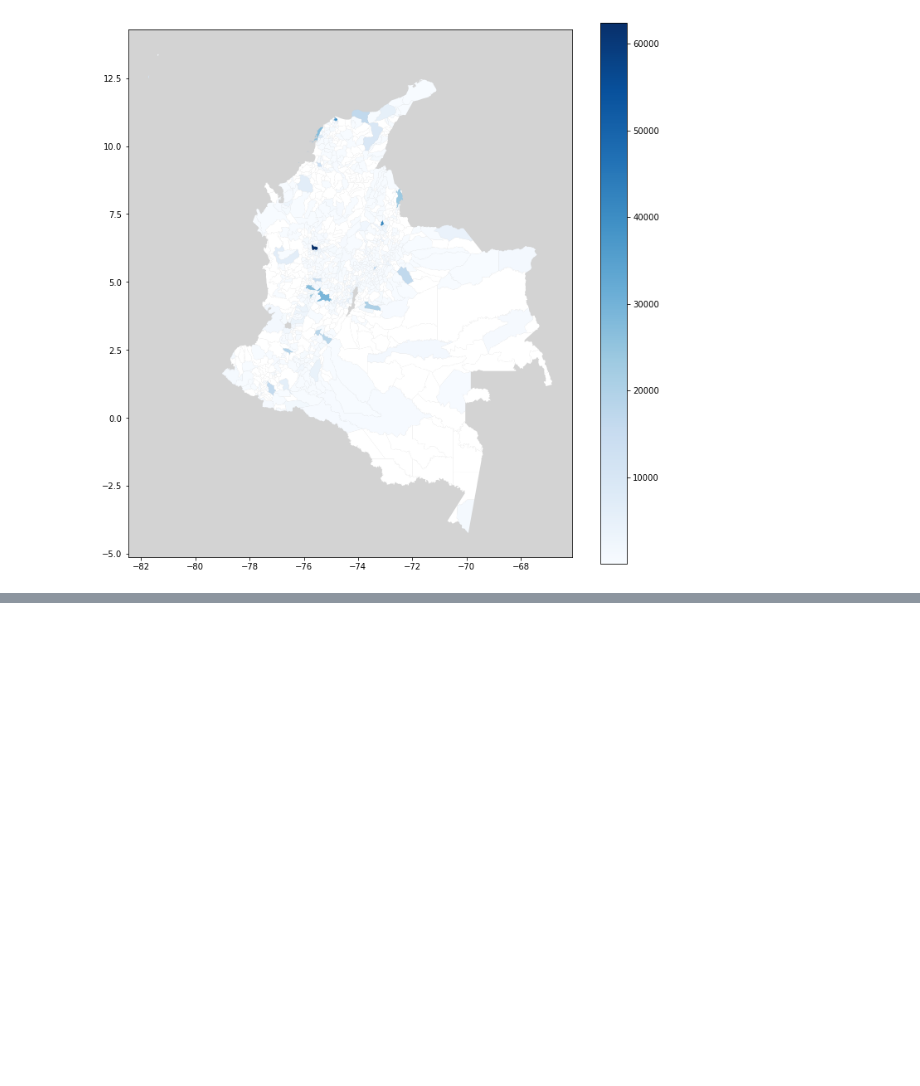
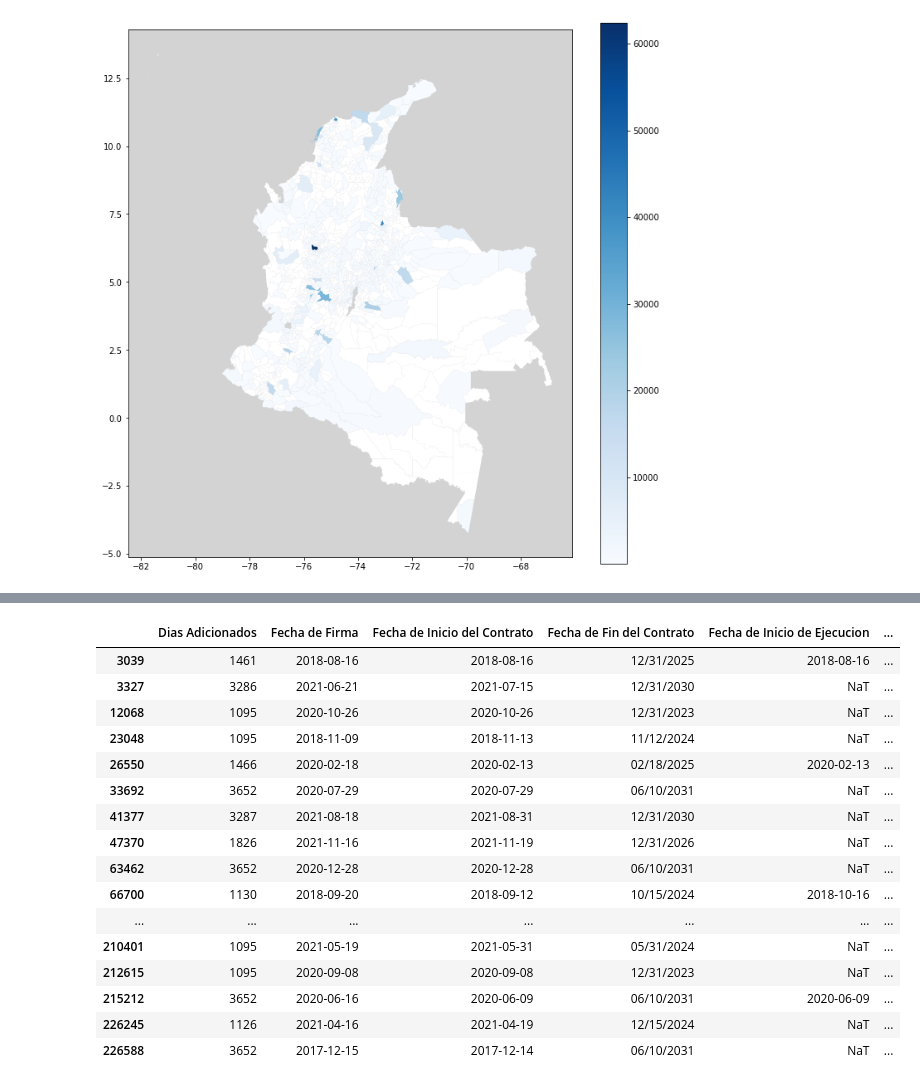
Before and after one commit to lumariaap15/secop-ds4a, a Jupyter notebook: EDA_secop_II.ipynb, the cells around one changed output, grey strips where cells are left out. Saved outputs shown, nothing was run; the diff lists cells and outputs as text; code cells hidden in the pictures; blank space fills up the shorter version.

```diff
--- a/EDA_secop_II.ipynb
+++ b/EDA_secop_II.ipynb
@@ -322,0 +362,22 @@ df_group.sort_values(by='ID Contrato', ascending=False)[:15]
+# %%
+diasadd[diasadd['Dias Adicionados']>=1000][['Dias Adicionados','Fecha de Firma', 'Fecha de Inicio del Contrato',
+       'Fecha de Fin del Contrato', 'Fecha de Inicio de Ejecucion',
+       'Fecha de Fin de Ejecucion']]
+# %% [output]
+|  | Dias Adicionados | Fecha de Firma | Fecha de Inicio del Contrato | Fecha de Fin del Contrato | Fecha de Inicio de Ejecucion | ... |
+| 3039 | 1461 | 2018-08-16 | 2018-08-16 | 12/31/2025 | 2018-08-16 | ... |
+| 3327 | 3286 | 2021-06-21 | 2021-07-15 | 12/31/2030 | NaT | ... |
+| 12068 | 1095 | 2020-10-26 | 2020-10-26 | 12/31/2023 | NaT | ... |
+| 23048 | 1095 | 2018-11-09 | 2018-11-13 | 11/12/2024 | NaT | ... |
+| 26550 | 1466 | 2020-02-18 | 2020-02-13 | 02/18/2025 | 2020-02-13 | ... |
+| 33692 | 3652 | 2020-07-29 | 2020-07-29 | 06/10/2031 | NaT | ... |
+| 41377 | 3287 | 2021-08-18 | 2021-08-31 | 12/31/2030 | NaT | ... |
+| 47370 | 1826 | 2021-11-16 | 2021-11-19 | 12/31/2026 | NaT | ... |
+| 63462 | 3652 | 2020-12-28 | 2020-12-28 | 06/10/2031 | NaT | ... |
+| 66700 | 1130 | 2018-09-20 | 2018-09-12 | 10/15/2024 | 2018-10-16 | ... |
+| ... | ... | ... | ... | ... | ... | ... |
+| 210401 | 1095 | 2021-05-19 | 2021-05-31 | 05/31/2024 | NaT | ... |
+| 212615 | 1095 | 2020-09-08 | 2020-09-08 | 12/31/2023 | NaT | ... |
+| 215212 | 3652 | 2020-06-16 | 2020-06-09 | 06/10/2031 | 2020-06-09 | ... |
+| 226245 | 1126 | 2021-04-16 | 2021-04-19 | 12/15/2024 | NaT | ... |
+| 226588 | 3652 | 2017-12-15 | 2017-12-14 | 06/10/2031 | NaT | ... |
```
Also changed, not shown: parts of 9 cells of this notebook.
